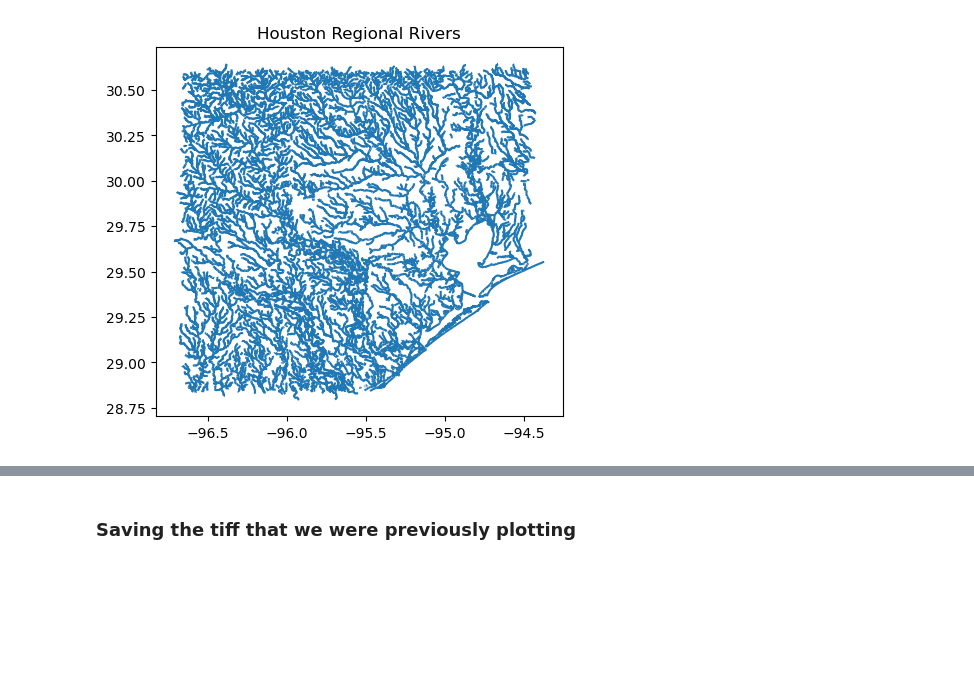
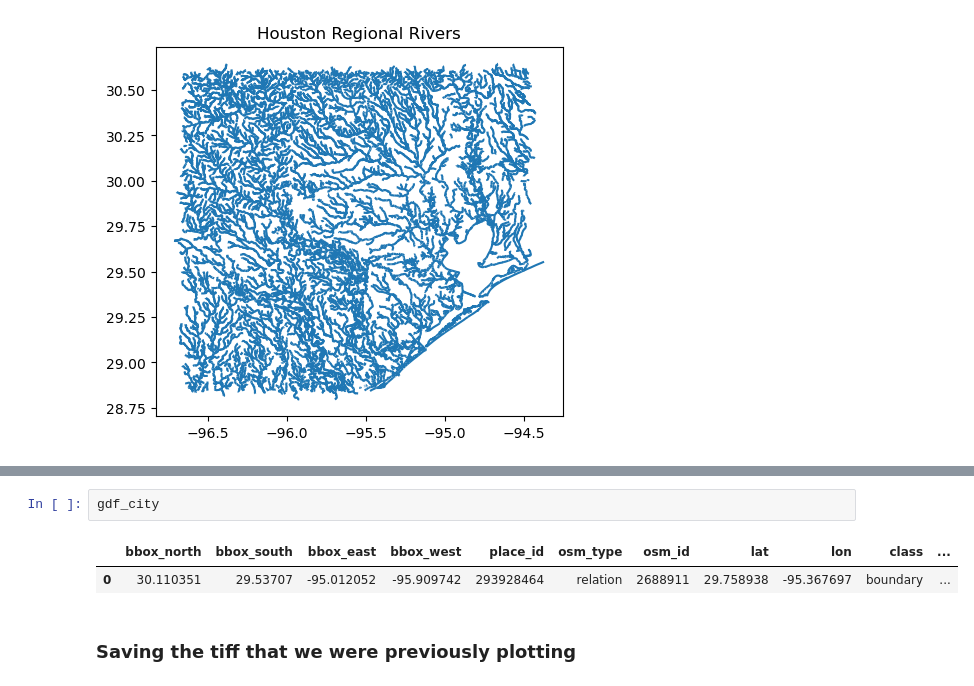
Before and after one commit to JustinGOSSES/buffalo_bayou_geology, a Jupyter notebook: python_data_processing/notebooks/basemap_layer_creation.ipynb, the cells around one changed output, grey strips where cells are left out. Drawn from its saved outputs; the diff is of its cells as text; blank space fills up the shorter version.

```diff
--- a/python_data_processing/notebooks/basemap_layer_creation.ipynb
+++ b/python_data_processing/notebooks/basemap_layer_creation.ipynb
@@ -443,3 +417,8 @@ plt.show()
+# %%
+gdf_city
+# %% [output]
+|  | bbox_north | bbox_south | bbox_east | bbox_west | place_id | osm_type | osm_id | lat | lon | class | ... |
+| 0 | 30.110351 | 29.53707 | -95.012052 | -95.909742 | 293928464 | relation | 2688911 | 29.758938 | -95.367697 | boundary | ... |
 # %% [markdown]
 ### Saving the tiff that we were previously plotting
 # %%
```
Also changed, not shown: parts of 10 cells of this notebook, 1 other file.
